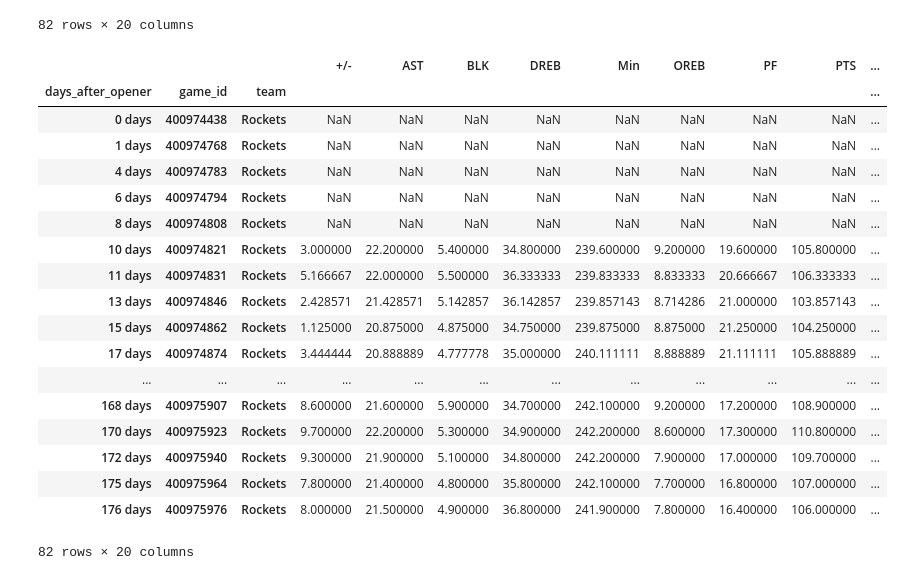
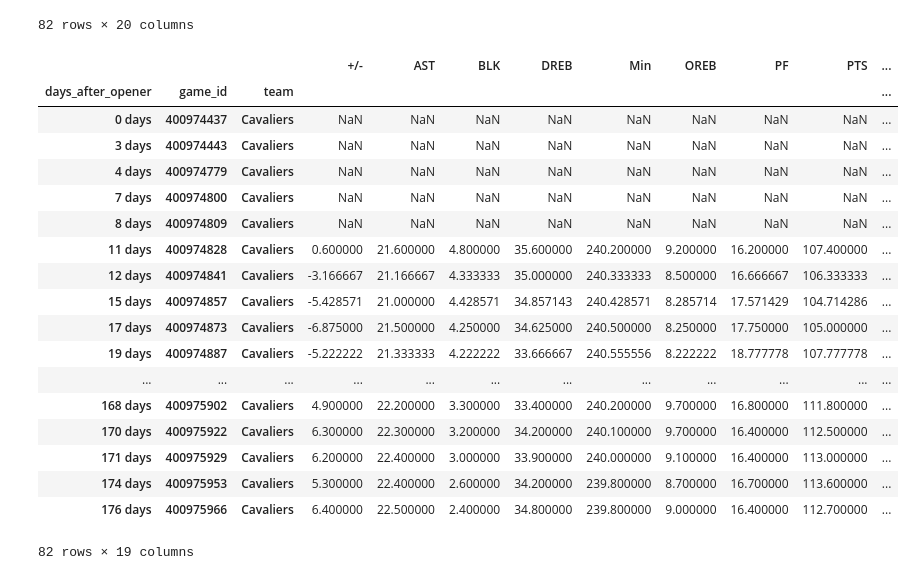
Before and after one commit to sadelson97/dsi_capstone, a Jupyter notebook: rolling_means.ipynb, the cells around one changed output. Drawn from its saved outputs; the diff is of its cells as text; code cells hidden in the pictures.

Commit message:
have a df with rolling means and total score. need to convert to .py file

```diff
--- a/rolling_means.ipynb
+++ b/rolling_means.ipynb
@@ -143,6 +143,7 @@ def rolling_means(team_df,games_back=10,needed_games=5):
     output: rolling mean
     '''
     roll = team_df.rolling(games_back,needed_games).mean()
+    roll.drop('Total_PTS',axis=1,inplace=True)
     return roll.shift(1)
 # %%
 def group_dataframe(df):
@@ -163,35 +164,35 @@ def all_team_rolling(df):
 
     given season dataframe find the rolling means for all teams
 
-    return: list containing all rolling mean dataframes
+    return: dictionary containing all rolling mean dataframes
     '''
     games = group_dataframe(df)
-    team_roll=[]
+    team_roll={}
     for team in games.index.get_level_values('team'):
         t = get_team_games(games,team)
-        team_roll.append(rolling_means(t))
+        team_roll[team]=rolling_means(t)
     return team_roll
 # %%
 roll = all_team_rolling(s2018)
 # %%
-roll[2]
+roll['Cavaliers']
 # %% [output]
 |  |  |  | +/- | AST | BLK | DREB | Min | OREB | PF | PTS | ... |
 | days_after_opener | game_id | team |  |  |  |  |  |  |  |  | ... |
-| 0 days | 400974438 | Rockets | NaN | NaN | NaN | NaN | NaN | NaN | NaN | NaN | ... |
-| 1 days | 400974768 | Rockets | NaN | NaN | NaN | NaN | NaN | NaN | NaN | NaN | ... |
-| 4 days | 400974783 | Rockets | NaN | NaN | NaN | NaN | NaN | NaN | NaN | NaN | ... |
-| 6 days | 400974794 | Rockets | NaN | NaN | NaN | NaN | NaN | NaN | NaN | NaN | ... |
-| 8 days | 400974808 | Rockets | NaN | NaN | NaN | NaN | NaN | NaN | NaN | NaN | ... |
-| 10 days | 400974821 | Rockets | 3.000000 | 22.200000 | 5.400000 | 34.800000 | 239.600000 | 9.200000 | 19.600000 | 105.800000 | ... |
-| 11 days | 400974831 | Rockets | 5.166667 | 22.000000 | 5.500000 | 36.333333 | 239.833333 | 8.833333 | 20.666667 | 106.333333 | ... |
-| 13 days | 400974846 | Rockets | 2.428571 | 21.428571 | 5.142857 | 36.142857 | 239.857143 | 8.714286 | 21.000000 | 103.857143 | ... |
-| 15 days | 400974862 | Rockets | 1.125000 | 20.875000 | 4.875000 | 34.750000 | 239.875000 | 8.875000 | 21.250000 | 104.250000 | ... |
-| 17 days | 400974874 | Rockets | 3.444444 | 20.888889 | 4.777778 | 35.000000 | 240.111111 | 8.888889 | 21.111111 | 105.888889 | ... |
+| 0 days | 400974437 | Cavaliers | NaN | NaN | NaN | NaN | NaN | NaN | NaN | NaN | ... |
+| 3 days | 400974443 | Cavaliers | NaN | NaN | NaN | NaN | NaN | NaN | NaN | NaN | ... |
+| 4 days | 400974779 | Cavaliers | NaN | NaN | NaN | NaN | NaN | NaN | NaN | NaN | ... |
+| 7 days | 400974800 | Cavaliers | NaN | NaN | NaN | NaN | NaN | NaN | NaN | NaN | ... |
+| 8 days | 400974809 | Cavaliers | NaN | NaN | NaN | NaN | NaN | NaN | NaN | NaN | ... |
+| 11 days | 400974828 | Cavaliers | 0.600000 | 21.600000 | 4.800000 | 35.600000 | 240.200000 | 9.200000 | 16.200000 | 107.400000 | ... |
+| 12 days | 400974841 | Cavaliers | -3.166667 | 21.166667 | 4.333333 | 35.000000 | 240.333333 | 8.500000 | 16.666667 | 106.333333 | ... |
+| 15 days | 400974857 | Cavaliers | -5.428571 | 21.000000 | 4.428571 | 34.857143 | 240.428571 | 8.285714 | 17.571429 | 104.714286 | ... |
+| 17 days | 400974873 | Cavaliers | -6.875000 | 21.500000 | 4.250000 | 34.625000 | 240.500000 | 8.250000 | 17.750000 | 105.000000 | ... |
+| 19 days | 400974887 | Cavaliers | -5.222222 | 21.333333 | 4.222222 | 33.666667 | 240.555556 | 8.222222 | 18.777778 | 107.777778 | ... |
 | ... | ... | ... | ... | ... | ... | ... | ... | ... | ... | ... | ... |
-| 168 days | 400975907 | Rockets | 8.600000 | 21.600000 | 5.900000 | 34.700000 | 242.100000 | 9.200000 | 17.200000 | 108.900000 | ... |
-| 170 days | 400975923 | Rockets | 9.700000 | 22.200000 | 5.300000 | 34.900000 | 242.200000 | 8.600000 | 17.300000 | 110.800000 | ... |
-| 172 days | 400975940 | Rockets | 9.300000 | 21.900000 | 5.100000 | 34.800000 | 242.200000 | 7.900000 | 17.000000 | 109.700000 | ... |
-| 175 days | 400975964 | Rockets | 7.800000 | 21.400000 | 4.800000 | 35.800000 | 242.100000 | 7.700000 | 16.800000 | 107.000000 | ... |
-| 176 days | 400975976 | Rockets | 8.000000 | 21.500000 | 4.900000 | 36.800000 | 241.900000 | 7.800000 | 16.400000 | 106.000000 | ... |
+| 168 days | 400975902 | Cavaliers | 4.900000 | 22.200000 | 3.300000 | 33.400000 | 240.200000 | 9.700000 | 16.800000 | 111.800000 | ... |
+| 170 days | 400975922 | Cavaliers | 6.300000 | 22.300000 | 3.200000 | 34.200000 | 240.100000 | 9.700000 | 16.400000 | 112.500000 | ... |
+| 171 days | 400975929 | Cavaliers | 6.200000 | 22.400000 | 3.000000 | 33.900000 | 240.000000 | 9.100000 | 16.400000 | 113.000000 | ... |
+| 174 days | 400975953 | Cavaliers | 5.300000 | 22.400000 | 2.600000 | 34.200000 | 239.800000 | 8.700000 | 16.700000 | 113.600000 | ... |
+| 176 days | 400975966 | Cavaliers | 6.400000 | 22.500000 | 2.400000 | 34.800000 | 239.800000 | 9.000000 | 16.400000 | 112.700000 | ... |
-82 rows × 20 columns
+82 rows × 19 columns
```
Also changed, not shown: parts of 8 cells of this notebook.
